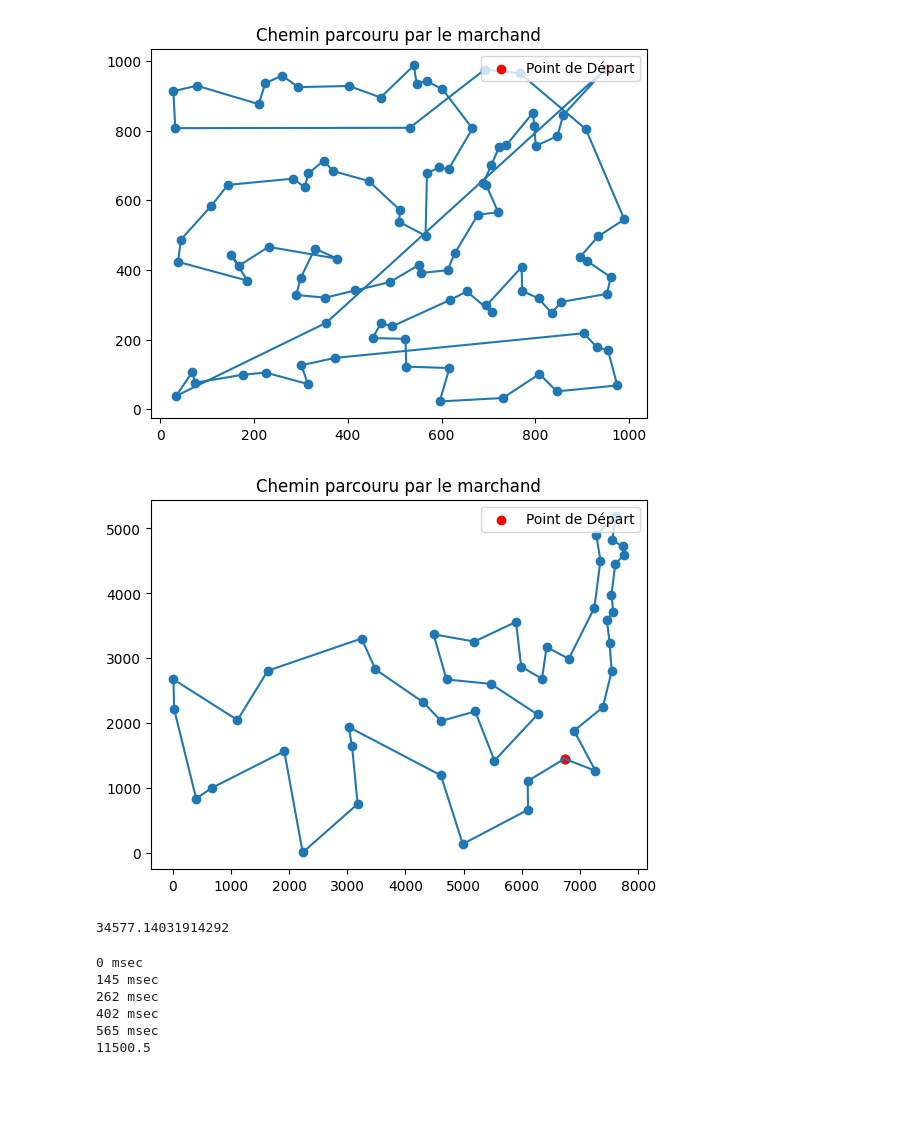
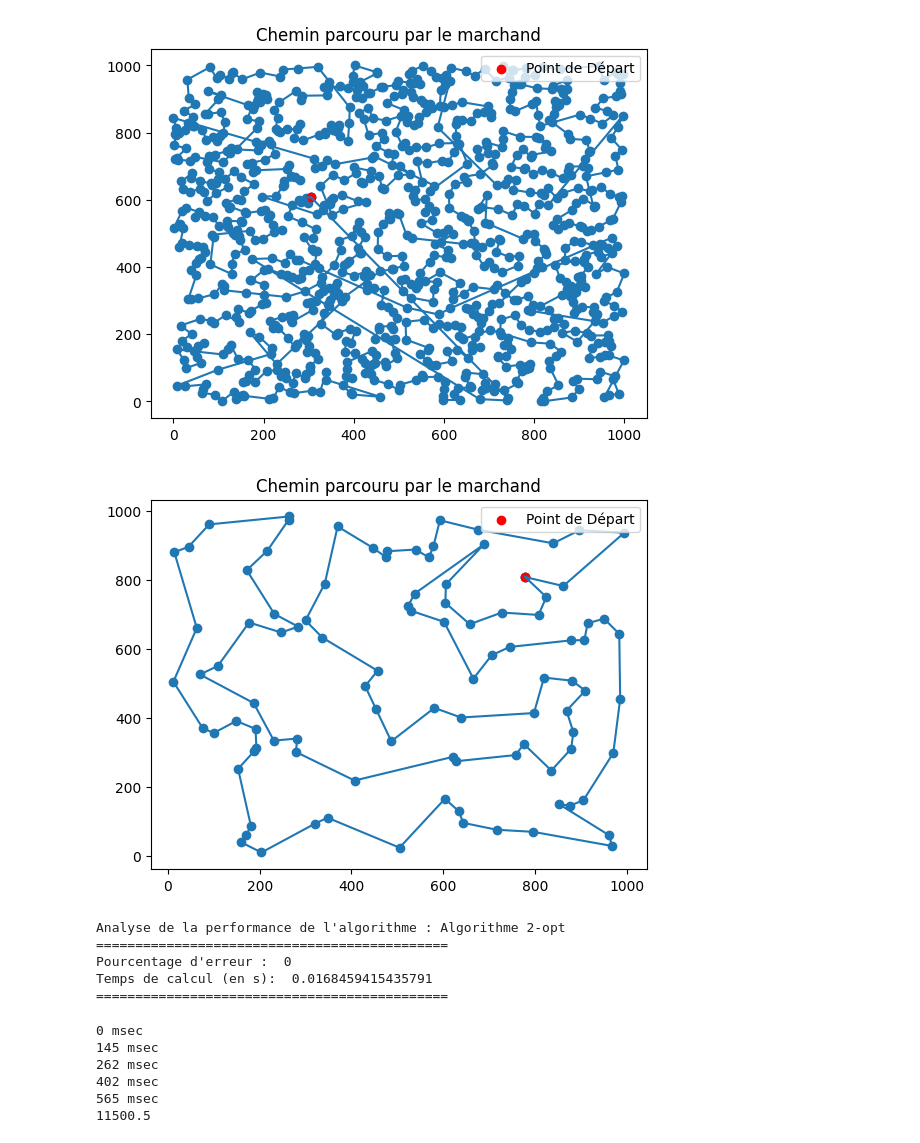
Before and after one commit to Thomas-rnd/TSP-Solver, a Jupyter notebook: src/test.ipynb, the cells around one changed output. Drawn from its saved outputs; the diff is of its cells as text; code cells hidden in the pictures; blank space fills up the shorter version.

Commit message:
ajout de tests

```diff
--- a/src/test.ipynb
+++ b/src/test.ipynb
@@ -18,48 +18,57 @@ affichage(res,data)
 # %%
 from testData import trajet_en_df
 from graph import representation_itineraire
 from plusProcheVoisin import plus_proche_voisin
 from randomData import init_random_df
 from distance import matrice_distance
 
 #data = dataTSPLIB()
-data=init_random_df(100)
+data=init_random_df(1000)
 
 # Initialisation de la matrice des distances relatives
 matDistance = matrice_distance(data)
-itinéraire=plus_proche_voisin(data,matDistance)
-representation_itineraire(trajet_en_df(itinéraire, data))
+itineraire=plus_proche_voisin(data,matDistance)
+representation_itineraire(trajet_en_df(itineraire, data))
 # %% [output]
-[figure, old version]
+[figure, new version]
 # %%
-from algo2Opt import main,affichage
-from testData import data_TSPLIB,tour_optimal
+from algo2Opt import main
+from testData import data_TSPLIB, tour_optimal, trajet_en_df
+from graph import affichage, representation_itineraire
 from randomData import init_random_df
 from distance import matrice_distance,distance_trajet
 from plusProcheVoisin import plus_proche_voisin
 
 # Initialisation du data frame avec TSPLIB
-data = data_TSPLIB('../data/att48.txt')
+#data = data_TSPLIB('../data/att48.txt')
 #data = data_TSPLIB()
-#data=init_random_df(100)
+data=init_random_df(100)
 
 # Initialisation de la matrice des distances relatives
-matDistance = matrice_distance(data)
+mat_distance = matrice_distance(data)
 
 # Chemin le plus court
-chemin = tour_optimal('../data/att48_opt_tour.txt')
-#chemin = tour_optimal()
+#chemin = tour_optimal('../data/att48_opt_tour.txt')
+chemin = tour_optimal()
+
+#Affichage du trajet optimal
+#representation_itineraire(trajet_en_df(chemin,data))
+#print(distance_trajet(chemin,mat_distance))
 
 # On prend un chemin initial meilleur qu'un chemin aléatoire
-cheminInitial=plus_proche_voisin(data,matDistance)
+cheminInitial=plus_proche_voisin(data,mat_distance)
 
 #Lancement de l'algorithme 2-opt
-res=main(data,matDistance,cheminInitial,chemin)
+res=main(mat_distance,cheminInitial)
 affichage(res,data)
-print(distance_trajet(res['Chemins'][-1],matDistance))
+#print(distance_trajet(res['Chemins'][-1],mat_distance))
 # %% [output]
-[figure, old version]
+[figure, new version]
-34577.14031914292
+Analyse de la performance de l'algorithme : Algorithme 2-opt
+=============================================
+Pourcentage d'erreur :  0
+Temps de calcul (en s):  0.0168459415435791
+=============================================
 # %%
 from py2opt.routefinder import RouteFinder
 from distance import matrice_distance
```
